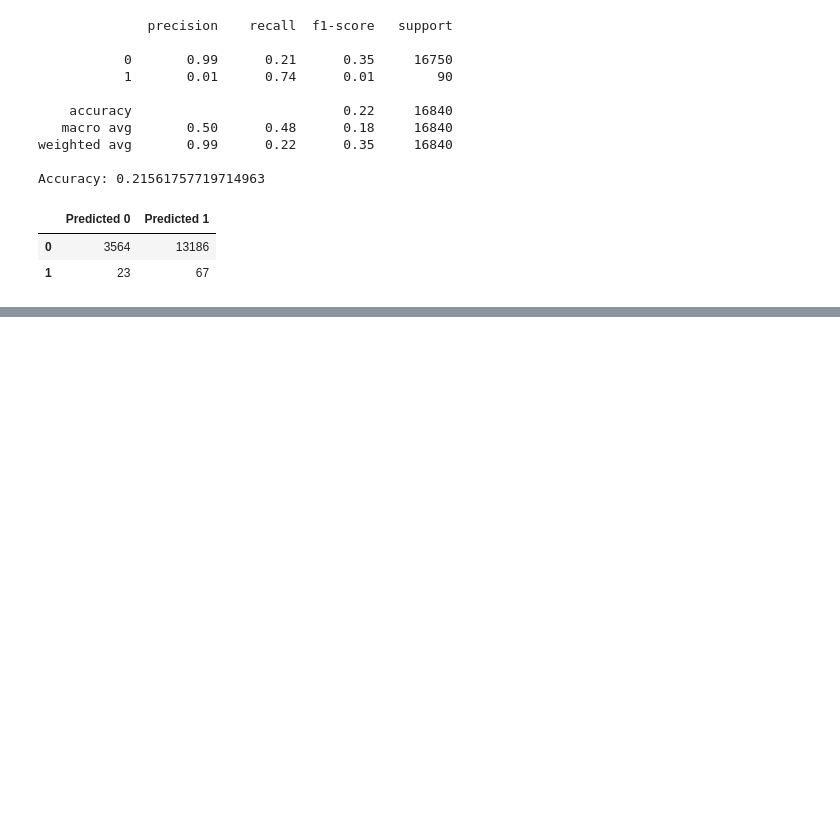
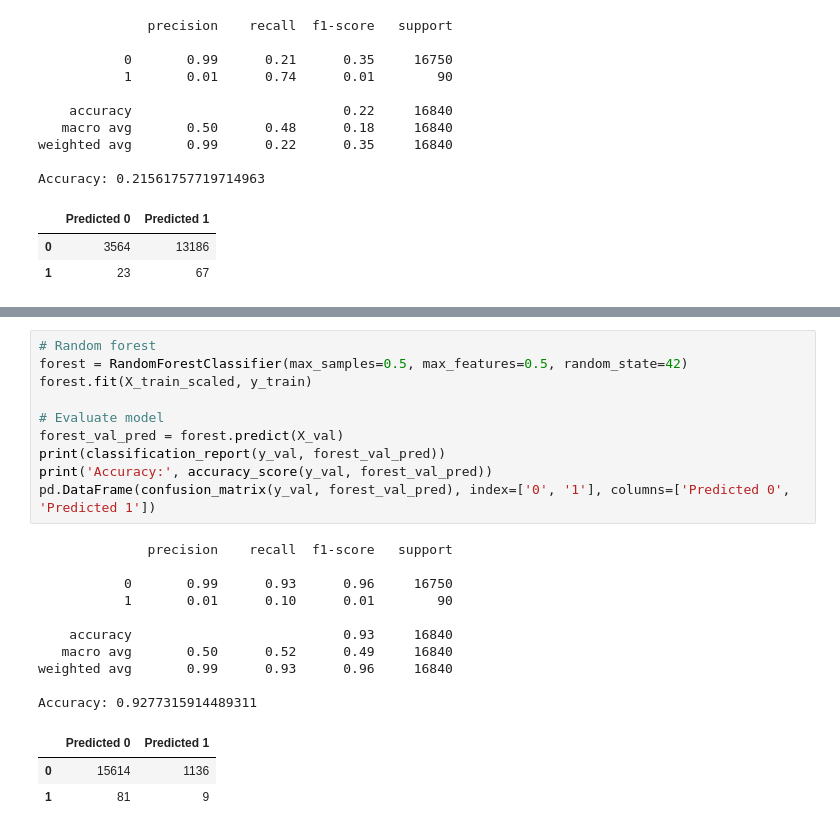
Before and after one commit to tri-bui/sandbox-ml, a Jupyter notebook: lt-credit-risk/credit_risk.ipynb, the cells around one changed output, grey strips where cells are left out. Drawn from its saved outputs; the diff is of its cells as text; blank space fills up the shorter version.

```diff
--- a/lt-credit-risk/credit_risk.ipynb
+++ b/lt-credit-risk/credit_risk.ipynb
@@ -366,0 +391,24 @@ Accuracy: 0.21561757719714963
+# %%
+# Random forest
+forest = RandomForestClassifier(max_samples=0.5, max_features=0.5, random_state=42)
+forest.fit(X_train_scaled, y_train)
+
+# Evaluate model
+forest_val_pred = forest.predict(X_val)
+print(classification_report(y_val, forest_val_pred))
+print('Accuracy:', accuracy_score(y_val, forest_val_pred))
+pd.DataFrame(confusion_matrix(y_val, forest_val_pred), index=['0', '1'], columns=['Predicted 0', 'Predicted 1'])
+# %% [output]
+              precision    recall  f1-score   support
+
+           0       0.99      0.93      0.96     16750
+           1       0.01      0.10      0.01        90
+
+    accuracy                           0.93     16840
+   macro avg       0.50      0.52      0.49     16840
+weighted avg       0.99      0.93      0.96     16840
+
+Accuracy: 0.9277315914489311
+|  | Predicted 0 | Predicted 1 |
+| 0 | 15614 | 1136 |
+| 1 | 81 | 9 |
```
Also changed, not shown: parts of 1 cell of this notebook.
